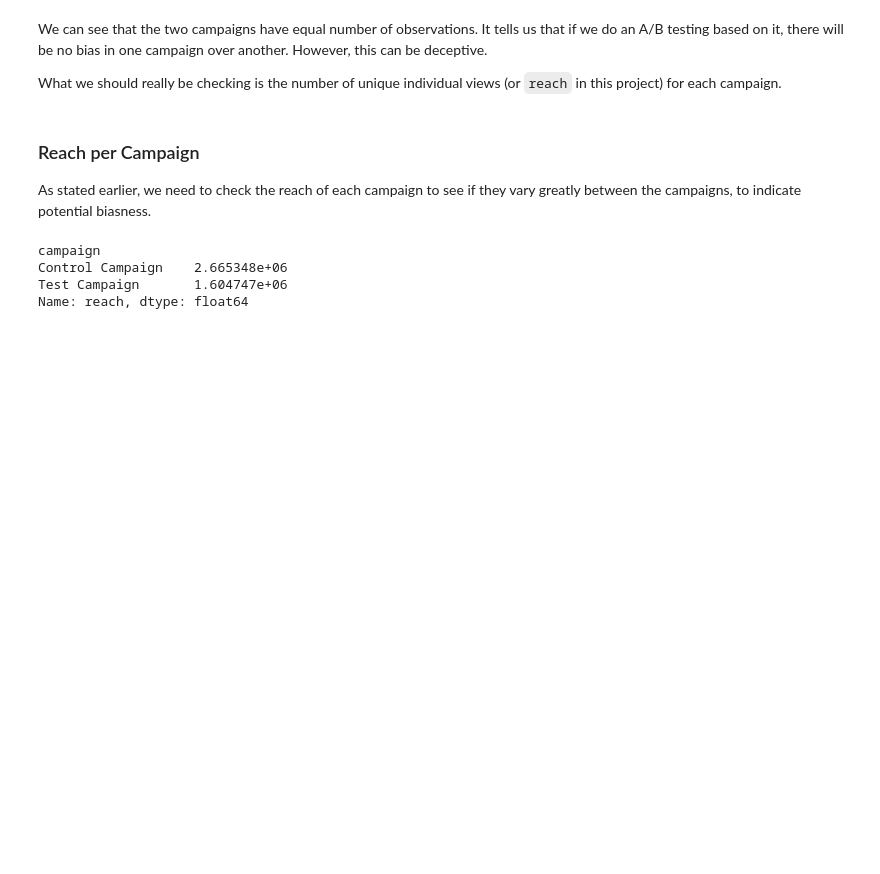
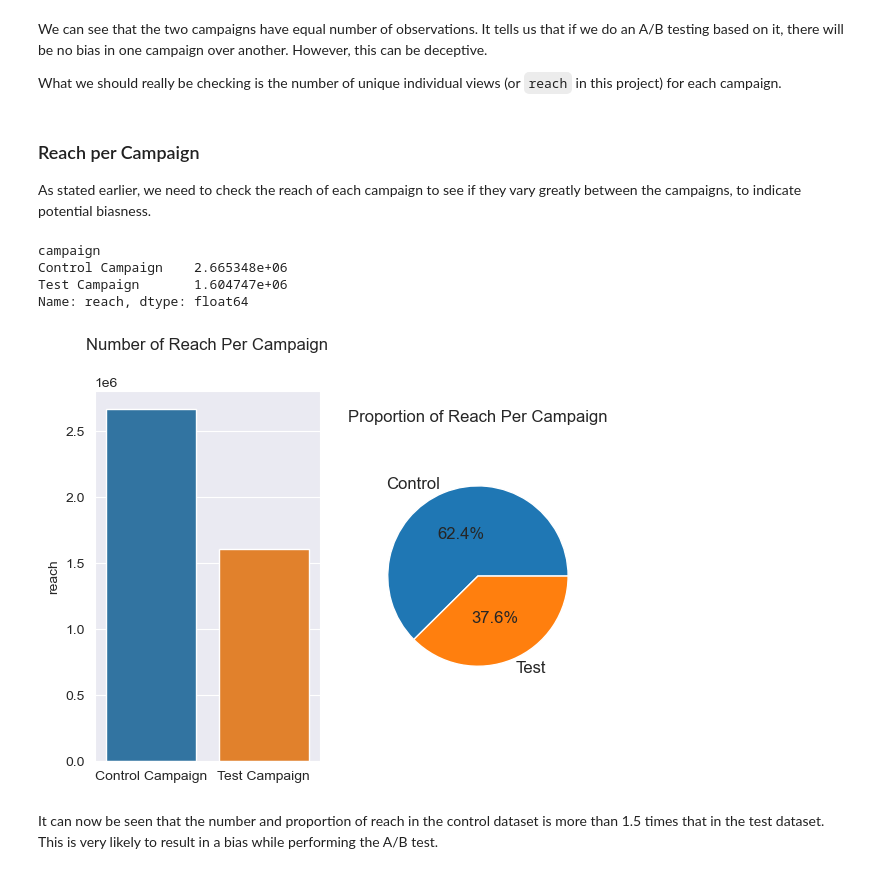
Before and after one commit to Rafsan7238/Data-Analysis_Data-Science_Projects, a Jupyter notebook: Python Projects/Website Landing Page A:B Testing/E-Commerce Website A:B Testing.ipynb, the cells around one changed output. Saved outputs shown, nothing was run; the diff lists cells and outputs as text; code cells hidden in the pictures; blank space fills up the shorter version.

Commit message:
Plotted reach per campaign

```diff
--- a/Python Projects/Website Landing Page A:B Testing/E-Commerce Website A:B Testing.ipynb
+++ b/Python Projects/Website Landing Page A:B Testing/E-Commerce Website A:B Testing.ipynb
@@ -342,3 +342,18 @@ campaign
 Control Campaign    2.665348e+06
 Test Campaign       1.604747e+06
 Name: reach, dtype: float64
+# %%
+# plot the output
+plt.subplot(1,2,1)
+sns.barplot(x=reach_per_campaign.index, y=reach_per_campaign)
+plt.xlabel('')
+plt.title('Number of Reach Per Campaign', pad=30)
+
+plt.subplot(1,2,2)
+plt.pie(x=reach_per_campaign, autopct='%1.1f%%', textprops={'fontsize': 12}, labels=['Control', 'Test'], pctdistance=0.5)
+plt.title('Proportion of Reach Per Campaign', pad=30)
+plt.show()
+# %% [output]
+[figure, added]
+# %% [markdown]
+It can now be seen that the number and proportion of reach in the control dataset is more than 1.5 times that in the test dataset. This is very likely to result in a bias while performing the A/B test.
```
